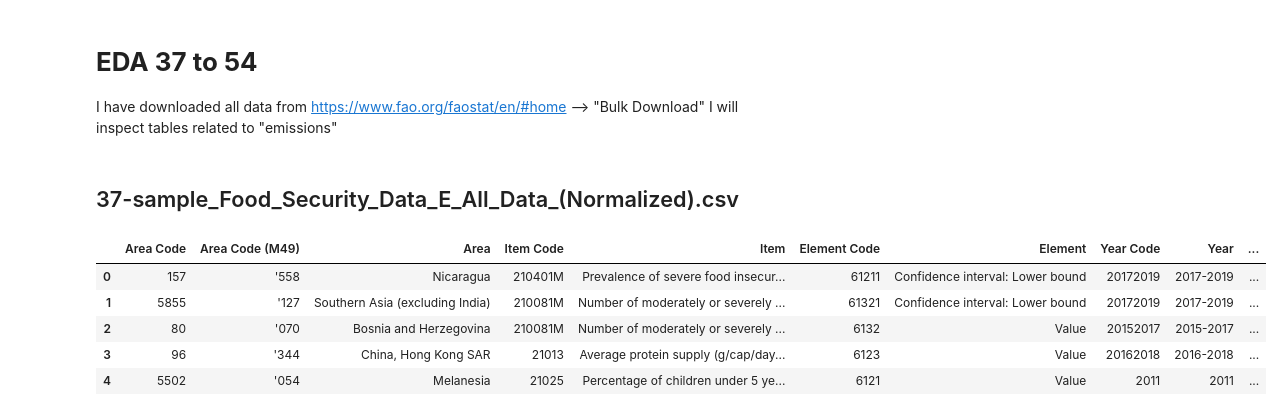
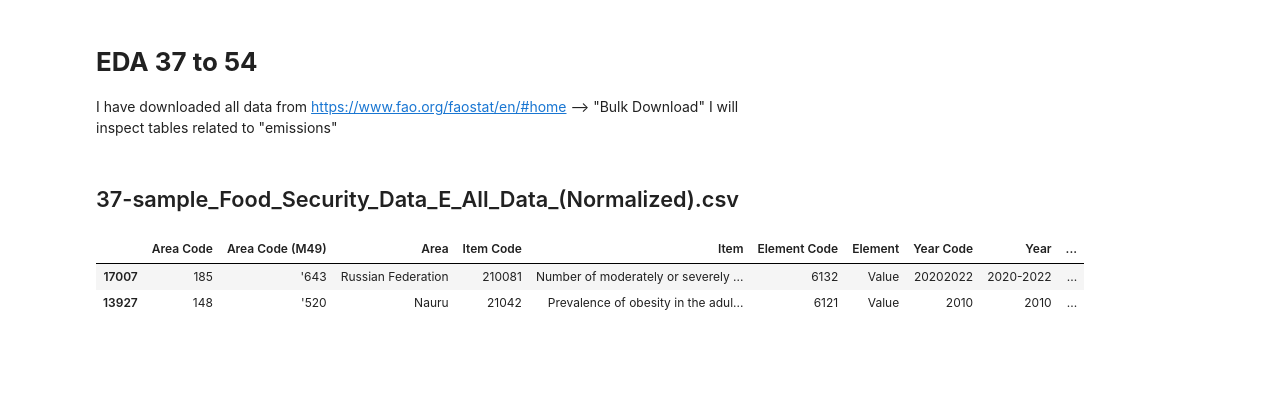
Before and after one commit to ezemriv/FAO-Food-CO2-Footprint, a Jupyter notebook: CSVs_Alejandro.ipynb, the cells around one changed output. Cells and saved outputs as stored; diff of their text form; code cells hidden in the pictures; blank space fills up the shorter version.

```diff
--- a/CSVs_Alejandro.ipynb
+++ b/CSVs_Alejandro.ipynb
@@ -11,15 +5,0 @@ import random
-# %%
-def read_CSV (numero):
-    full_path = f"data/sample_data/{numero}-sample_Food_Security_Data_E_All_Data_(Normalized).csv"
-    try:
-        df = pd.read_csv(full_path)
-    except:
-        print("no existe el archivo")
-
-    # # Creamos un nombre de variable dinámico
-    # nombre_variable = f"df_{numero}"
-
-    # # Asignamos el DataFrame a la variable dinámica
-    # globals()[nombre_variable] = df
-
-    return df
@@ -26,12 +14,34 @@ def read_CSV (numero):
+# %%
+def read_CSV (numero):
+
+    pattern = f"data/sample_data/{numero}-*All_Data_(Normalized).csv"
+    matching_files = glob.glob(pattern)
+
+    if not matching_files:
+        print("No existe el archivo")
+        return None, None
+
+    # Selecciona el primer archivo que coincida con el patrón
+    full_path = matching_files[0]
+
+    try:
+        df = pd.read_csv(full_path)
+    except Exception as e:
+        print(f"Error al leer el archivo: {e}")
+        return None, None
+
+
+
+    # Generate the report
+    profile = ProfileReport(df,title=str(numero))
+
+    return df, profile
 # %% [markdown]
 ## 37-sample_Food_Security_Data_E_All_Data_(Normalized).csv
 # %%
-df_37 = read_CSV(37)
-df_37.head()
+df_37, profile = read_CSV(37)
+df_37.sample(2)
 # %% [output]
 |  | Area Code | Area Code (M49) | Area | Item Code | Item | Element Code | Element | Year Code | Year | ... |
-| 0 | 157 | '558 | Nicaragua | 210401M | Prevalence of severe food insecur... | 61211 | Confidence interval: Lower bound | 20172019 | 2017-2019 | ... |
-| 1 | 5855 | '127 | Southern Asia (excluding India) | 210081M | Number of moderately or severely ... | 61321 | Confidence interval: Lower bound | 20172019 | 2017-2019 | ... |
-| 2 | 80 | '070 | Bosnia and Herzegovina | 210081M | Number of moderately or severely ... | 6132 | Value | 20152017 | 2015-2017 | ... |
-| 3 | 96 | '344 | China, Hong Kong SAR | 21013 | Average protein supply (g/cap/day... | 6123 | Value | 20162018 | 2016-2018 | ... |
-| 4 | 5502 | '054 | Melanesia | 21025 | Percentage of children under 5 ye... | 6121 | Value | 2011 | 2011 | ... |
+| 17007 | 185 | '643 | Russian Federation | 210081 | Number of moderately or severely ... | 6132 | Value | 20202022 | 2020-2022 | ... |
+| 13927 | 148 | '520 | Nauru | 21042 | Prevalence of obesity in the adul... | 6121 | Value | 2010 | 2010 | ... |
```
Also changed, not shown: parts of 6 cells of this notebook.
